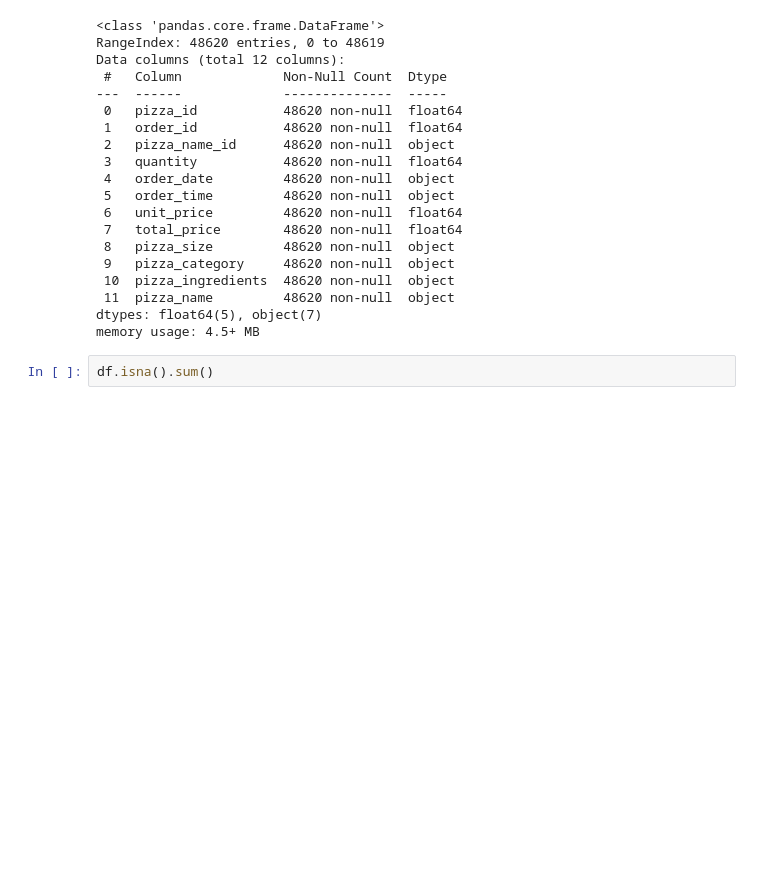
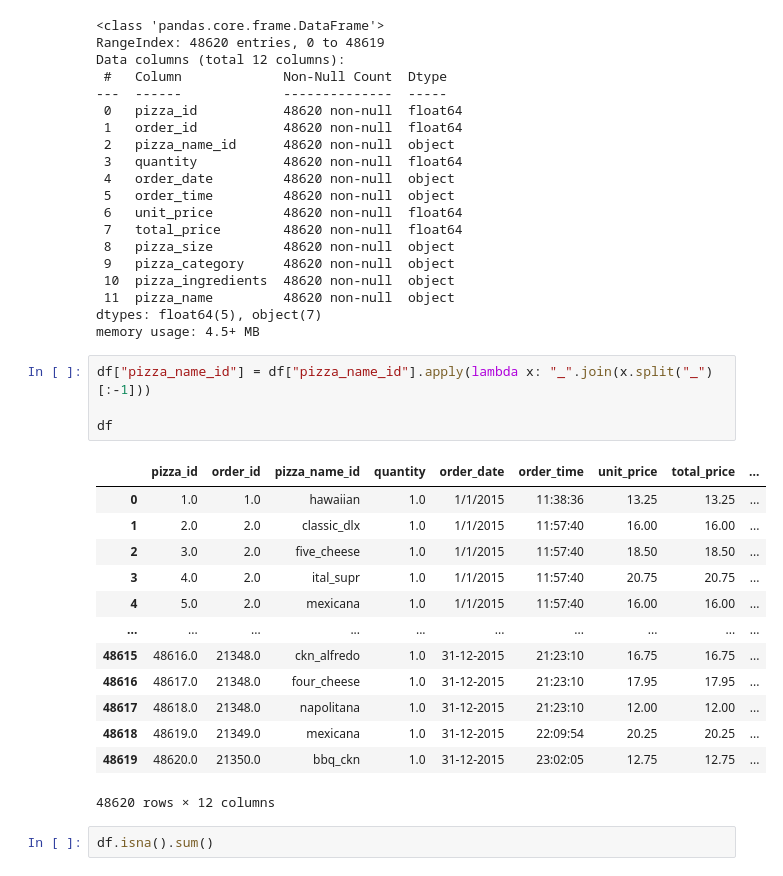
Before and after one commit to estebanba/mini-project-sql-pizza, a Jupyter notebook: notebooks/_archive/pizza_sales.ipynb, the cells around one changed output. Drawn from its saved outputs; the diff is of its cells as text; blank space fills up the shorter version.

```diff
--- a/notebooks/pizza_sales.ipynb
+++ b/notebooks/_archive/pizza_sales.ipynb
@@ -40,6 +40,24 @@ Data columns (total 12 columns):
  11  pizza_name         48620 non-null  object
 dtypes: float64(5), object(7)
 memory usage: 4.5+ MB
+# %%
+df["pizza_name_id"] = df["pizza_name_id"].apply(lambda x: "_".join(x.split("_")[:-1]))
+
+df
+# %% [output]
+|  | pizza_id | order_id | pizza_name_id | quantity | order_date | order_time | unit_price | total_price | ... |
+| 0 | 1.0 | 1.0 | hawaiian | 1.0 | 1/1/2015 | 11:38:36 | 13.25 | 13.25 | ... |
+| 1 | 2.0 | 2.0 | classic_dlx | 1.0 | 1/1/2015 | 11:57:40 | 16.00 | 16.00 | ... |
+| 2 | 3.0 | 2.0 | five_cheese | 1.0 | 1/1/2015 | 11:57:40 | 18.50 | 18.50 | ... |
+| 3 | 4.0 | 2.0 | ital_supr | 1.0 | 1/1/2015 | 11:57:40 | 20.75 | 20.75 | ... |
+| 4 | 5.0 | 2.0 | mexicana | 1.0 | 1/1/2015 | 11:57:40 | 16.00 | 16.00 | ... |
+| ... | ... | ... | ... | ... | ... | ... | ... | ... | ... |
+| 48615 | 48616.0 | 21348.0 | ckn_alfredo | 1.0 | 31-12-2015 | 21:23:10 | 16.75 | 16.75 | ... |
+| 48616 | 48617.0 | 21348.0 | four_cheese | 1.0 | 31-12-2015 | 21:23:10 | 17.95 | 17.95 | ... |
+| 48617 | 48618.0 | 21348.0 | napolitana | 1.0 | 31-12-2015 | 21:23:10 | 12.00 | 12.00 | ... |
+| 48618 | 48619.0 | 21349.0 | mexicana | 1.0 | 31-12-2015 | 22:09:54 | 20.25 | 20.25 | ... |
+| 48619 | 48620.0 | 21350.0 | bbq_ckn | 1.0 | 31-12-2015 | 23:02:05 | 12.75 | 12.75 | ... |
+48620 rows × 12 columns
 # %%
 df.isna().sum()
 # %% [output]
```
Also changed, not shown: parts of 4 cells of this notebook, 5 other files.
